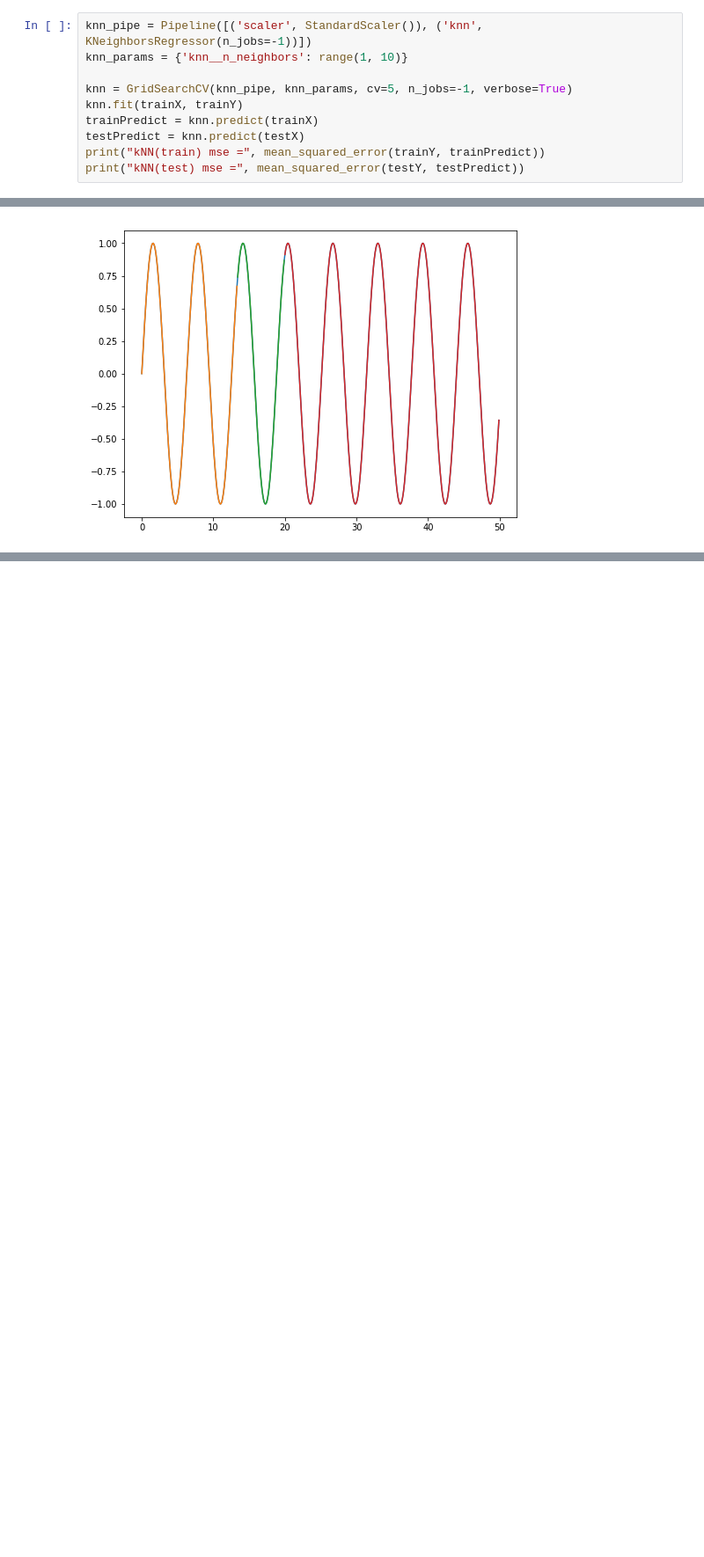
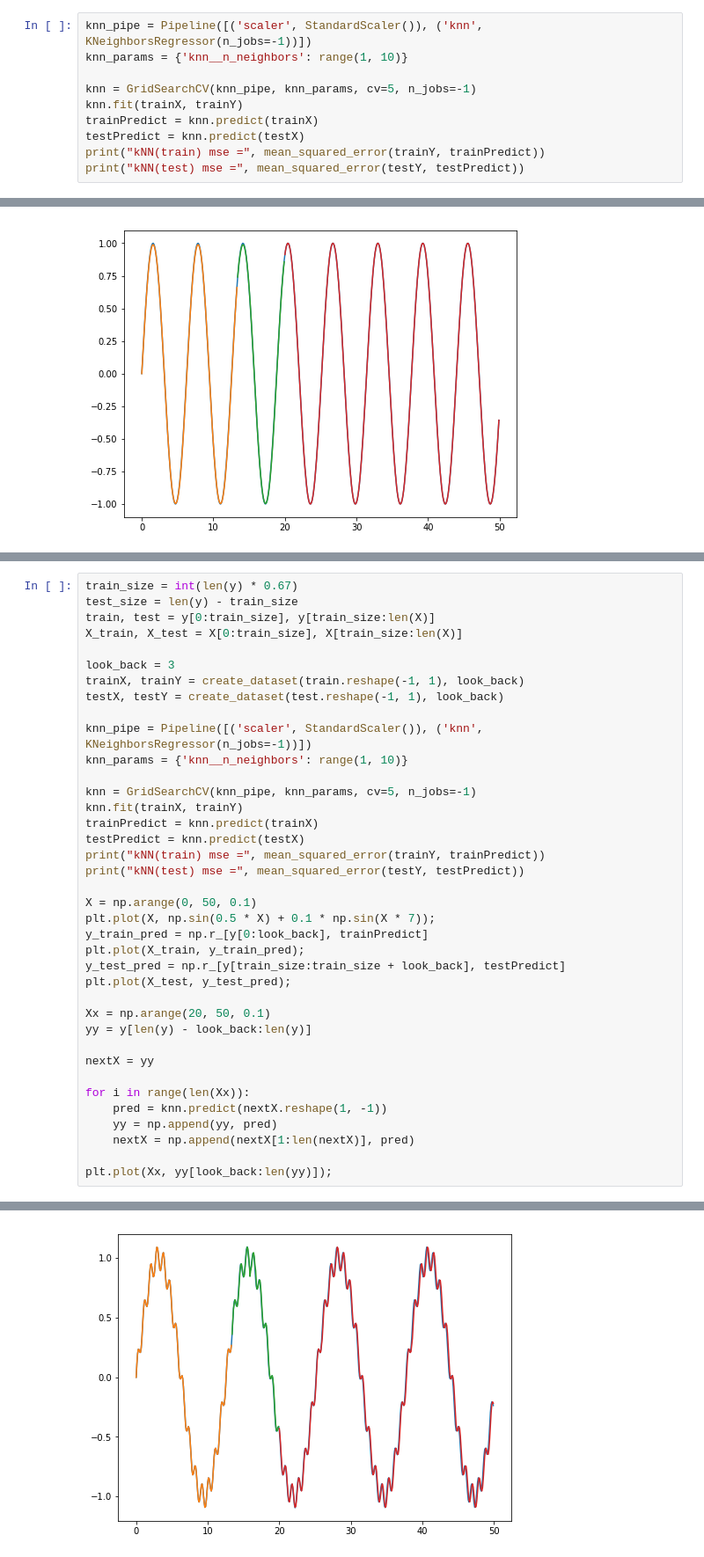
Before and after one commit to paradisensei/Machine-learning, a Jupyter notebook: notebooks/TimeSeriesPrediction.ipynb, the cells around one changed output, grey strips where cells are left out. Shown at 88% size. Drawn from its saved outputs; the diff is of its cells as text; blank space fills up the shorter version.

```diff
--- a/notebooks/TimeSeriesPrediction.ipynb
+++ b/notebooks/TimeSeriesPrediction.ipynb
@@ -52,7 +52,7 @@ testX, testY = create_dataset(test.reshape(-1, 1), look_back)
 knn_pipe = Pipeline([('scaler', StandardScaler()), ('knn', KNeighborsRegressor(n_jobs=-1))])
 knn_params = {'knn__n_neighbors': range(1, 10)}
 
-knn = GridSearchCV(knn_pipe, knn_params, cv=5, n_jobs=-1, verbose=True)
+knn = GridSearchCV(knn_pipe, knn_params, cv=5, n_jobs=-1)
 knn.fit(trainX, trainY)
 trainPredict = knn.predict(trainX)
 testPredict = knn.predict(testX)
@@ -153,0 +134,39 @@ plt.plot(Xx, yy[look_back:len(yy)]);
+# %%
+train_size = int(len(y) * 0.67)
+test_size = len(y) - train_size
+train, test = y[0:train_size], y[train_size:len(X)]
+X_train, X_test = X[0:train_size], X[train_size:len(X)]
+
+look_back = 3
+trainX, trainY = create_dataset(train.reshape(-1, 1), look_back)
+testX, testY = create_dataset(test.reshape(-1, 1), look_back)
+
+knn_pipe = Pipeline([('scaler', StandardScaler()), ('knn', KNeighborsRegressor(n_jobs=-1))])
+knn_params = {'knn__n_neighbors': range(1, 10)}
+
+knn = GridSearchCV(knn_pipe, knn_params, cv=5, n_jobs=-1)
+knn.fit(trainX, trainY)
+trainPredict = knn.predict(trainX)
+testPredict = knn.predict(testX)
+print("kNN(train) mse =", mean_squared_error(trainY, trainPredict))
+print("kNN(test) mse =", mean_squared_error(testY, testPredict))
+
+X = np.arange(0, 50, 0.1)
+plt.plot(X, np.sin(0.5 * X) + 0.1 * np.sin(X * 7));
+y_train_pred = np.r_[y[0:look_back], trainPredict]
+plt.plot(X_train, y_train_pred);
+y_test_pred = np.r_[y[train_size:train_size + look_back], testPredict]
+plt.plot(X_test, y_test_pred);
+
+Xx = np.arange(20, 50, 0.1)
+yy = y[len(y) - look_back:len(y)]
+
+nextX = yy
+
+for i in range(len(Xx)):
+    pred = knn.predict(nextX.reshape(1, -1))
+    yy = np.append(yy, pred)
+    nextX = np.append(nextX[1:len(nextX)], pred)
+
+plt.plot(Xx, yy[look_back:len(yy)]);
+# %% [output]
@@ -153,0 +175 @@ plt.plot(Xx, yy[look_back:len(yy)]);
+[figure, added]
```
Also changed, not shown: parts of 7 cells of this notebook, 9 other files.
